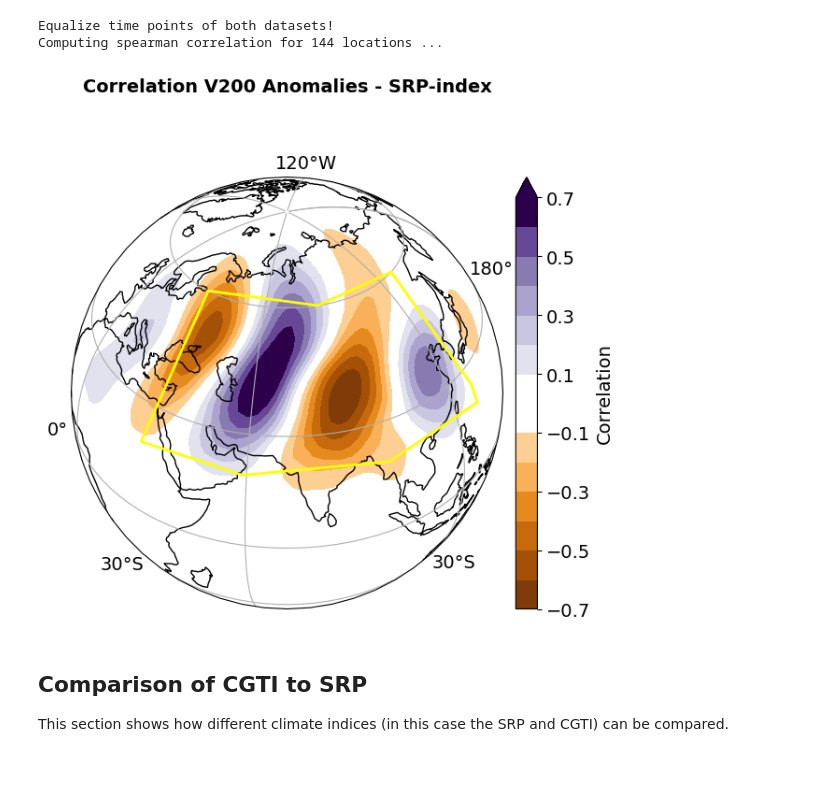
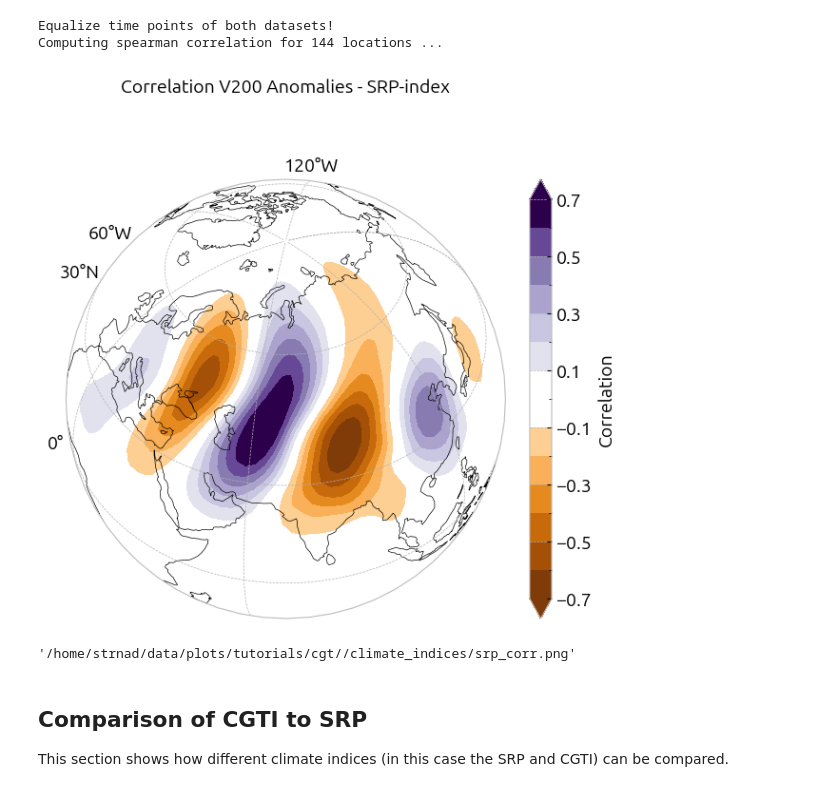
Before and after one commit to fstrnad/geoutils, a Jupyter notebook: tutorials/climate_indices.ipynb, the cells around one changed output. Saved outputs shown, nothing was run; the diff lists cells and outputs as text; code cells hidden in the pictures.

Commit message:
updated tutorials

```diff
--- a/tutorials/climate_indices.ipynb
+++ b/tutorials/climate_indices.ipynb
@@ -28,7 +28,7 @@ from importlib import reload
 
 output_dir = "/home/strnad/data/"
 data_dir = "/home/strnad/data/"
-plot_dir = "/home/strnad/data/plots/tutorial/cgt/"
+plot_dir = "/home/strnad/data/plots/tutorials/cgt/"
 output_folder = "tutorial"
 # %% [markdown]
 We load the datasets using the geoutils basedataset class.
@@ -318,7 +316,7 @@ reload(tu)
 reload(sput)
 lev = 200
 corr_v200_srp = sput.compute_correlation(
-    data_array=ds_wind.ds['V_an_month'].sel(lev=lev),
+    data_array=ds_wind.ds['v_an_month'].sel(lev=lev),
     ts=srp_dict['index'],
     correlation_type='spearman')
 # %% [output]
@@ -327,39 +325,46 @@ Computing spearman correlation for 144 locations ...
 # %%
 reload(cplt)
 vmax = .7
 vmin = -vmax
+plot_def_rect = False
+
 im = cplt.plot_map(
     corr_v200_srp['corr'].sel(lag=0),
     # significance_mask=corr_v200_srp['p'].sel(lag=0) < 0.05,
     sig_plot_type='contour',
     cmap='PuOr',
     centercolor='white',
     levels=14,
     plot_type='contourf',
     central_longitude=70,
-    central_latitude=40,
+    central_latitude=50,
     projection='Nearside',
     label=f'Correlation',
     title=f'Correlation V200 Anomalies - SRP-index',
     vmin=vmin,
     vmax=vmax,
     orientation='vertical',
     round_dec=2,
+    extend='both',
 )
 
-# This rectangle defines the area that is used to compute the PCA for the SRP index
-cplt.plot_rectangle(ax=im['ax'],
-                    lon_range=[30, 130],
-                    lat_range=[20, 60],
-                    color='yellow',
-                    lw=2,
-                    )
+if plot_def_rect:
+    # This rectangle defines the area that is used to compute the PCA for the SRP index
+    cplt.plot_rectangle(ax=im['ax'],
+                        lon_range=[30, 130],
+                        lat_range=[20, 60],
+                        color='yellow',
+                        lw=2,
+                        )
 
-savepath = plot_dir +\
-    f"/climate_indices/srp_v200_dayofyear_anomalies_corr.png"
+savepath = plot_dir + f"/srp_corr.png"
 cplt.save_fig(savepath, fig=im['fig'])
 # %% [output]
-[figure, old version]
+[figure, new version]
+# %%
+savepath
+# %% [output]
+'/home/strnad/data/plots/tutorials/cgt//climate_indices/srp_corr.png'
 # %% [markdown]
 ## Comparison of CGTI to SRP
 This section shows how different climate indices (in this case the SRP and CGTI) can be compared.
```
Also changed, not shown: parts of 3 cells of this notebook, 8 other files.
